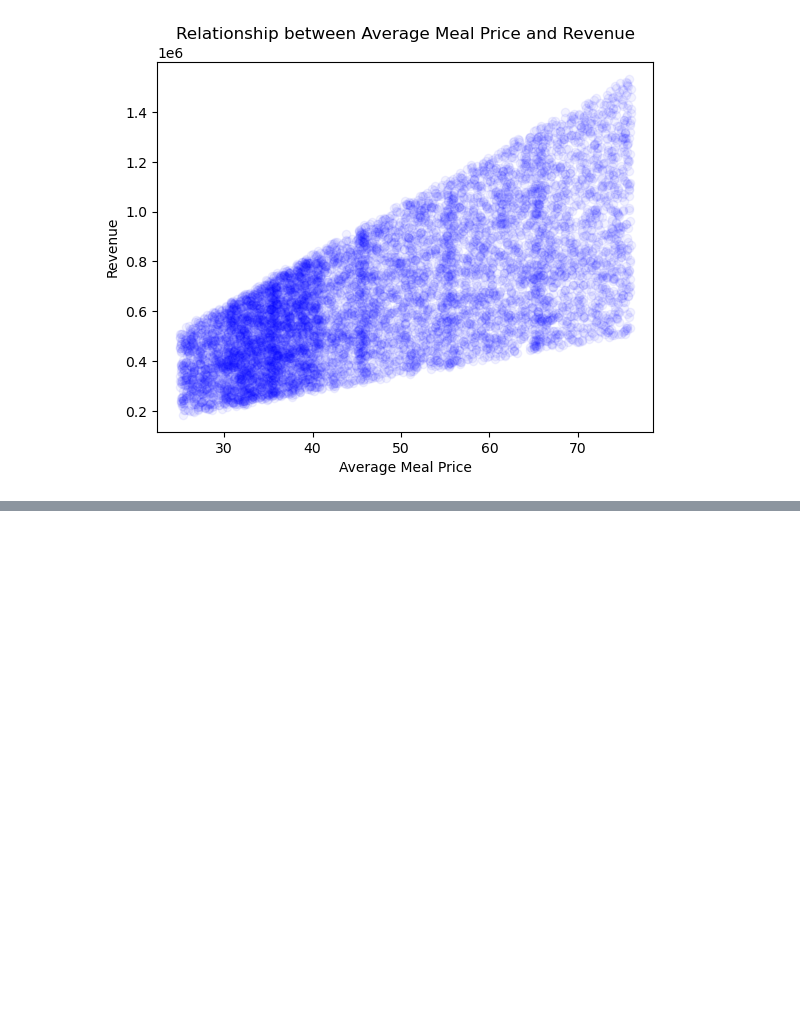
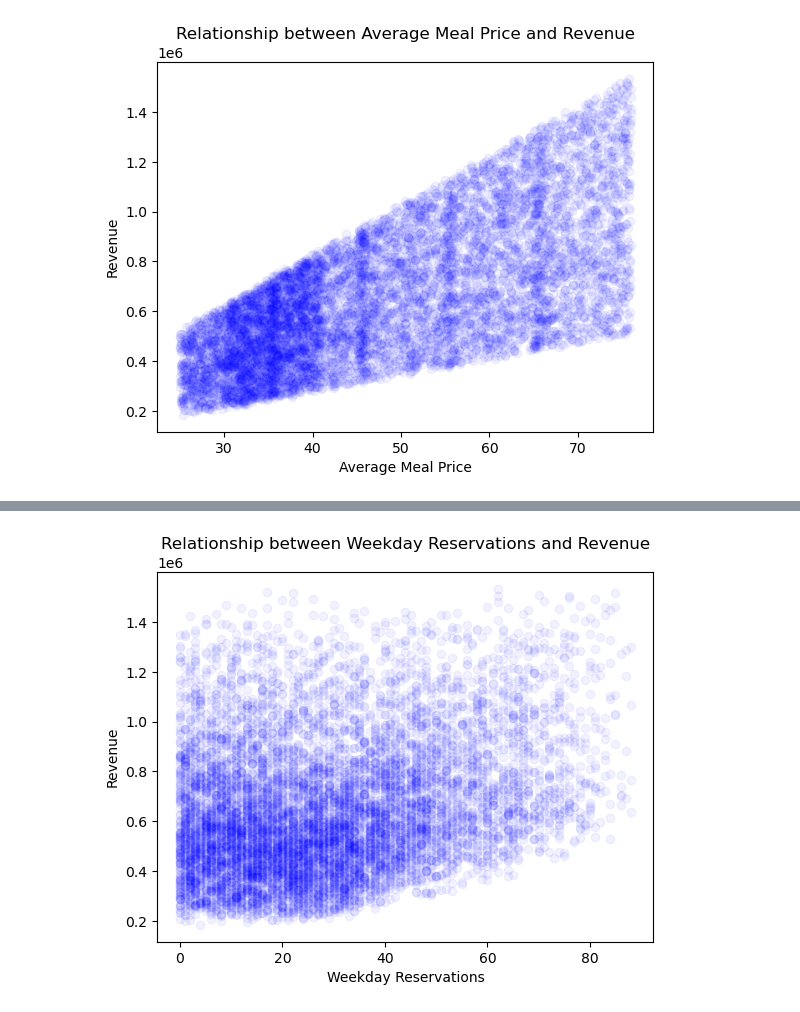
Before and after one commit to Dong-kyu-Kim/project1, a Jupyter notebook: restaurant_country.ipynb, the cells around one changed output, grey strips where cells are left out. Cells and saved outputs as stored; diff of their text form; code cells hidden in the pictures; blank space fills up the shorter version.

Commit message:
code with results

```diff
--- a/restaurant_country.ipynb
+++ b/restaurant_country.ipynb
@@ -675,0 +688,12 @@ plt.savefig(price_revenue_scatter_path)
+# %%
+# Create a scatter plot to see relationship between "Weekday Reservations" and "Revenue"
+plt.scatter(restaurant_df["Weekday Reservations"], restaurant_df["Revenue"], color = 'blue', alpha = 0.05)
+
+plt.title("Relationship between Weekday Reservations and Revenue")
+plt.xlabel("Weekday Reservations")
+plt.ylabel("Revenue")
+
+weekday_revenue_scatter_path = os.path.join("result_country", "weekday_revenue_scatter.png")
+plt.savefig(weekday_revenue_scatter_path)
+# %% [output]
+[figure, added]
```
Also changed, not shown: parts of 7 cells of this notebook, 11 other files.
